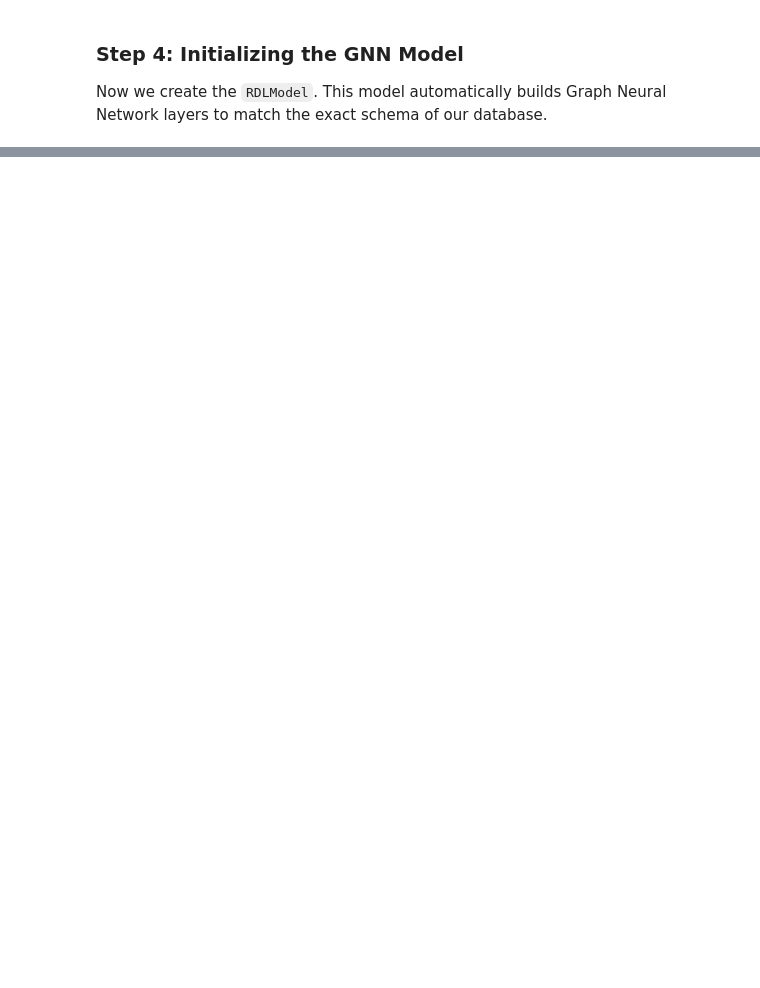
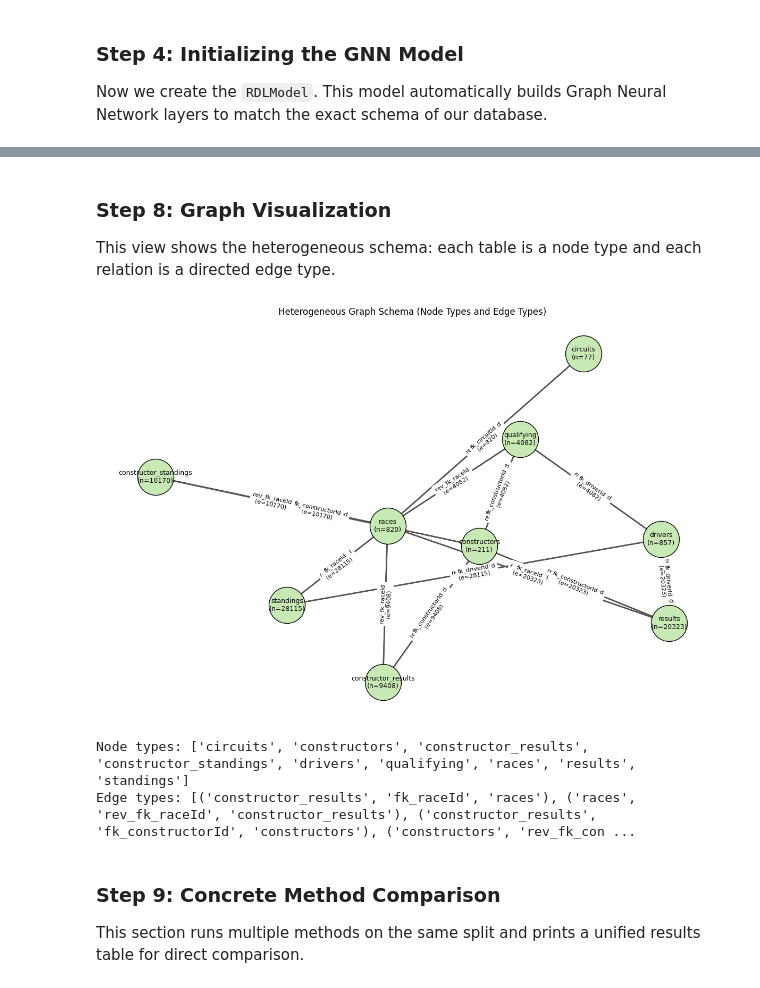
Before and after one commit to Yosr-Bejaoui/rdl-multimodal-e2e, a Jupyter notebook: tutorial.ipynb, the cells around one changed output, grey strips where cells are left out. Saved outputs shown, nothing was run; the diff lists cells and outputs as text; code cells hidden in the pictures; blank space fills up the shorter version.

```diff
--- a/tutorial.ipynb
+++ b/tutorial.ipynb
@@ -66,0 +240,44 @@ print(model)
+# %% [markdown]
+### Step 8: Graph Visualization
+This view shows the heterogeneous schema: each table is a node type and each relation is a directed edge type.
+# %%
+import networkx as nx
+import matplotlib.pyplot as plt
+
+schema_g = nx.DiGraph()
+
+# Add table nodes with node counts in labels.
+for nt in graph.node_types:
+    n_nodes = int(graph[nt].num_nodes) if hasattr(graph[nt], 'num_nodes') else 0
+    schema_g.add_node(nt, label=f"{nt}\n(n={n_nodes})")
+
+# Add typed edges (source --relation--> target).
+for src, rel, dst in graph.edge_types:
+    edge_count = int(graph[(src, rel, dst)].edge_index.shape[1])
+    schema_g.add_edge(src, dst, relation=rel, count=edge_count)
+
+plt.figure(figsize=(12, 8))
+pos = nx.spring_layout(schema_g, seed=42, k=1.4)
+
+node_labels = {n: schema_g.nodes[n]['label'] for n in schema_g.nodes}
+edge_labels = {(u, v): f"{d['relation']}\n(e={d['count']})" for u, v, d in schema_g.edges(data=True)}
+
+nx.draw_networkx_nodes(schema_g, pos, node_size=2400, node_color='#c7e9b4', edgecolors='black')
+nx.draw_networkx_labels(schema_g, pos, labels=node_labels, font_size=9)
+nx.draw_networkx_edges(schema_g, pos, arrowstyle='-|>', arrowsize=16, width=1.8, edge_color='#555555')
+nx.draw_networkx_edge_labels(schema_g, pos, edge_labels=edge_labels, font_size=8, label_pos=0.5)
+
+plt.title('Heterogeneous Graph Schema (Node Types and Edge Types)')
+plt.axis('off')
+plt.tight_layout()
+plt.show()
+
+print('Node types:', list(graph.node_types))
+print('Edge types:', list(graph.edge_types))
+# %% [output]
+[figure, added]
+Node types: ['circuits', 'constructors', 'constructor_results', 'constructor_standings', 'drivers', 'qualifying', 'races', 'results', 'standings']
+Edge types: [('constructor_results', 'fk_raceId', 'races'), ('races', 'rev_fk_raceId', 'constructor_results'), ('constructor_results', 'fk_constructorId', 'constructors'), ('constructors', 'rev_fk_con ...
+# %% [markdown]
+### Step 9: Concrete Method Comparison
+This section runs multiple methods on the same split and prints a unified results table for direct comparison.
```
Also changed, not shown: parts of 14 cells of this notebook, 1 other file.
